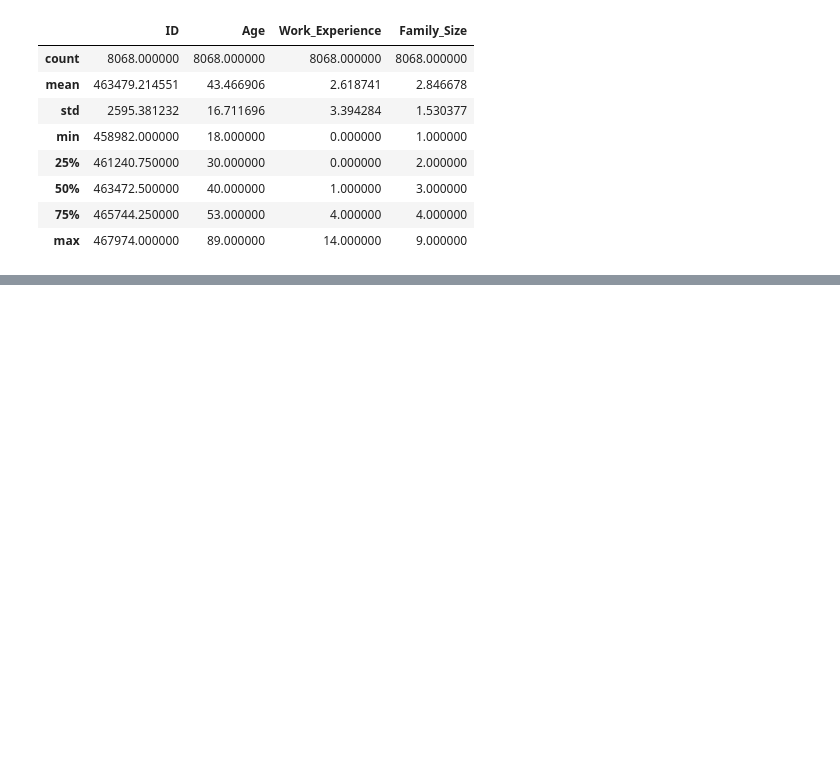
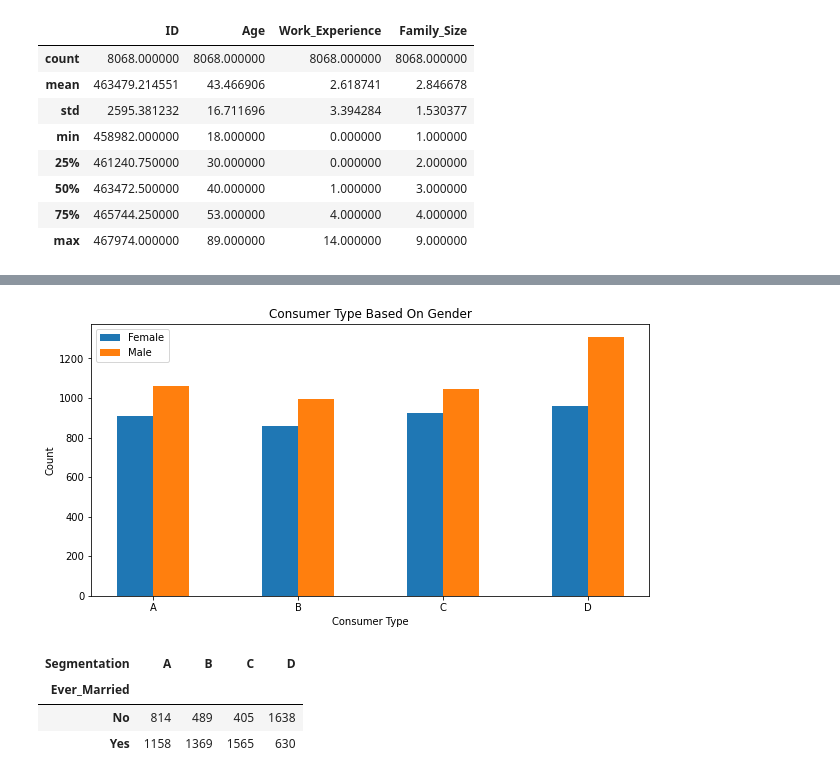
Before and after one commit to AniketKS30/Deep-Learning, a Jupyter notebook: Train_Test.ipynb, the cells around one changed output, grey strips where cells are left out. Saved outputs shown, nothing was run; the diff lists cells and outputs as text; code cells hidden in the pictures; blank space fills up the shorter version.

```diff
--- a/Train_Test.ipynb
+++ b/Train_Test.ipynb
@@ -135,3 +129,7 @@ fig.update_layout(title_text = 'Customer<br>Segmentation', title_x = 0.5, title_
 fig.show()
 # %% [output]
 [interactive output not drawn]
+# %%
+# Customer Type Based On Gender
+
+gender_based = pd.pivot_table(df,values='ID',index=['Gender'],columns=['Segmentation'],aggfunc=np.count_nonzero)
@@ -137,0 +143,19 @@ fig.show()
+# %%
+x = np.arange(len(gender_based.columns))
+width = 0.25
+
+fig,ax = plt.subplots(figsize=(10,5))
+for i in range(len(gender_based)):
+    ax.bar(x+(i*width),gender_based.loc[gender_based.index[i]],width=width, label=gender_based.index[i])
+
+ax.set_xticks(x+((len(gender_based)/2-0.5)*width))
+ax.set_xticklabels(gender_based.columns)
+
+plt.title('Consumer Type Based On Gender')
+ax.set_xlabel('Consumer Type')
+ax.set_ylabel('Count')
+
+plt.legend(loc='best',frameon=True)
+plt.show()
+# %% [output]
+[figure, added]
@@ -137,0 +166,7 @@ fig.show()
+# %%
+married_based
+# %% [output]
+| Segmentation | A | B | C | D |
+| Ever_Married |  |  |  |  |
+| No | 814 | 489 | 405 | 1638 |
+| Yes | 1158 | 1369 | 1565 | 630 |
```
Also changed, not shown: parts of 34 cells of this notebook.
